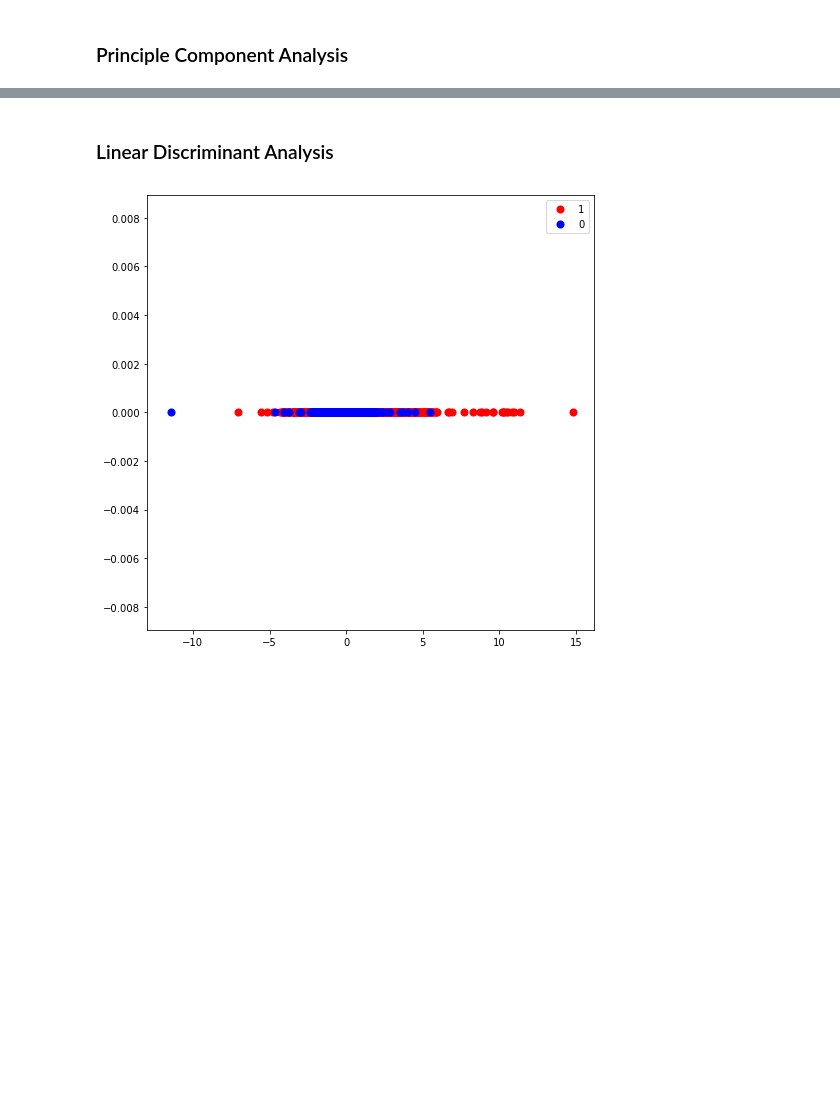
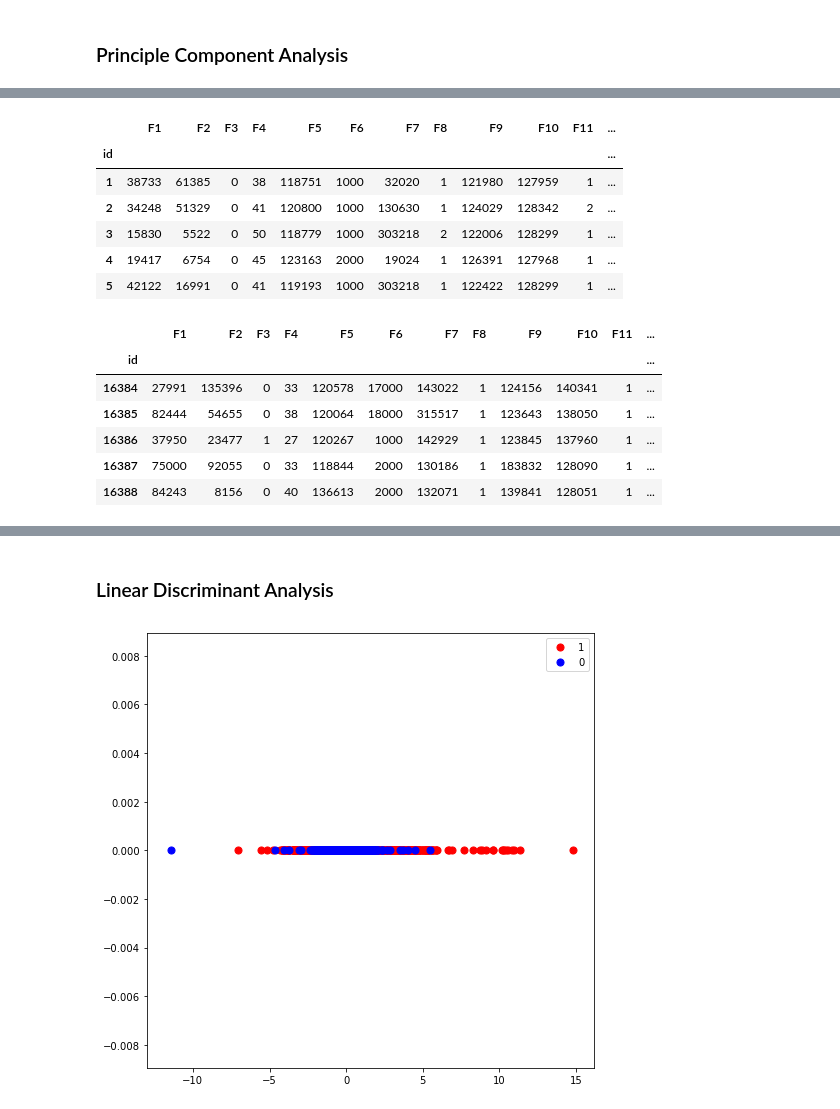
Before and after one commit to mkogerd/kaggle-midterm, a Jupyter notebook: Darden_KaggleMidterm.ipynb, the cells around one changed output, grey strips where cells are left out. Cells and saved outputs as stored; diff of their text form; code cells hidden in the pictures; blank space fills up the shorter version.

```diff
--- a/Darden_KaggleMidterm.ipynb
+++ b/Darden_KaggleMidterm.ipynb
@@ -234,0 +237,18 @@ Percentage of variance explained by 2 component(s): 0.730451004905357
+# %%
+display(X.head())
+display(test.head())
+# %% [output]
+|  | F1 | F2 | F3 | F4 | F5 | F6 | F7 | F8 | F9 | F10 | F11 | ... |
+| id |  |  |  |  |  |  |  |  |  |  |  | ... |
+| 1 | 38733 | 61385 | 0 | 38 | 118751 | 1000 | 32020 | 1 | 121980 | 127959 | 1 | ... |
+| 2 | 34248 | 51329 | 0 | 41 | 120800 | 1000 | 130630 | 1 | 124029 | 128342 | 2 | ... |
+| 3 | 15830 | 5522 | 0 | 50 | 118779 | 1000 | 303218 | 2 | 122006 | 128299 | 1 | ... |
+| 4 | 19417 | 6754 | 0 | 45 | 123163 | 2000 | 19024 | 1 | 126391 | 127968 | 1 | ... |
+| 5 | 42122 | 16991 | 0 | 41 | 119193 | 1000 | 303218 | 1 | 122422 | 128299 | 1 | ... |
+|  | F1 | F2 | F3 | F4 | F5 | F6 | F7 | F8 | F9 | F10 | F11 | ... |
+| id |  |  |  |  |  |  |  |  |  |  |  | ... |
+| 16384 | 27991 | 135396 | 0 | 33 | 120578 | 17000 | 143022 | 1 | 124156 | 140341 | 1 | ... |
+| 16385 | 82444 | 54655 | 0 | 38 | 120064 | 18000 | 315517 | 1 | 123643 | 138050 | 1 | ... |
+| 16386 | 37950 | 23477 | 1 | 27 | 120267 | 1000 | 142929 | 1 | 123845 | 137960 | 1 | ... |
+| 16387 | 75000 | 92055 | 0 | 33 | 118844 | 2000 | 130186 | 1 | 183832 | 128090 | 1 | ... |
+| 16388 | 84243 | 8156 | 0 | 40 | 136613 | 2000 | 132071 | 1 | 139841 | 128051 | 1 | ... |
```
Also changed, not shown: parts of 11 cells of this notebook, 1 other file.
